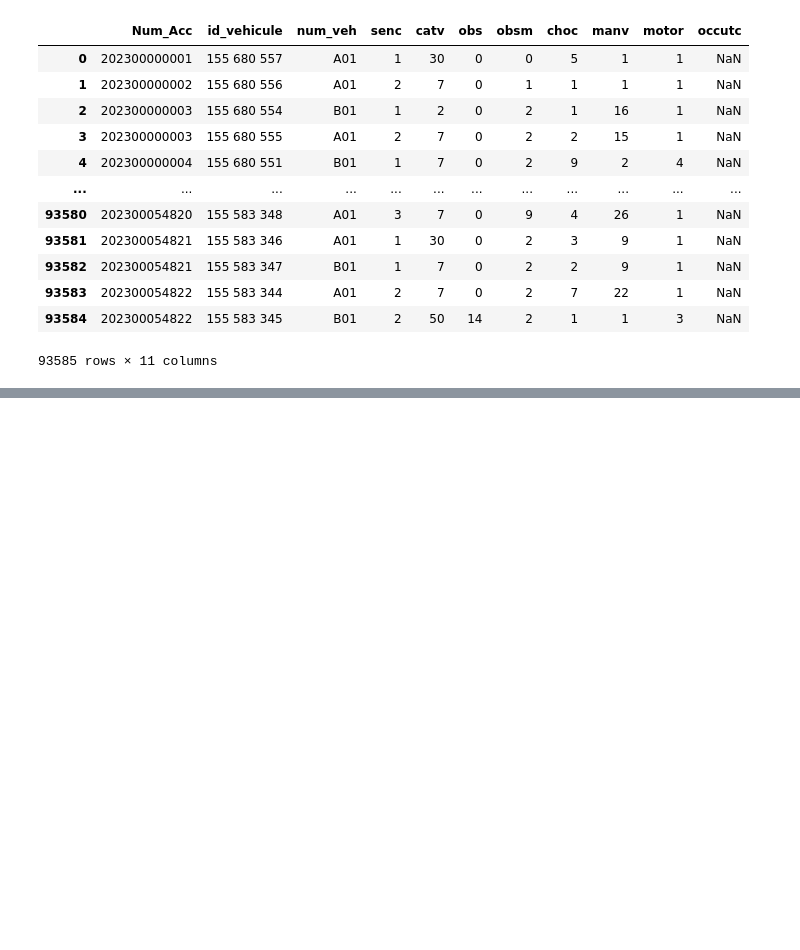
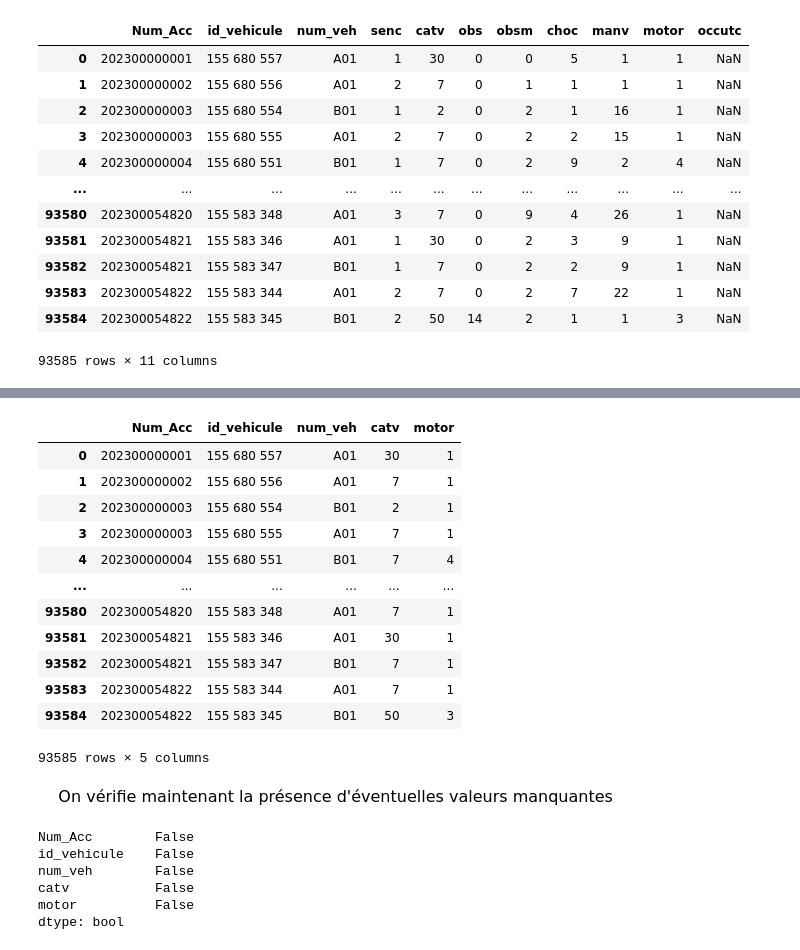
Before and after one commit to Deeson2002/Projet-python, a Jupyter notebook: Projet.ipynb, the cells around one changed output, grey strips where cells are left out. Drawn from its saved outputs; the diff is of its cells as text; code cells hidden in the pictures; blank space fills up the shorter version.

```diff
--- a/Projet.ipynb
+++ b/Projet.ipynb
@@ -74,0 +105,28 @@ vehicules
+# %%
+vehicules=vehicules[["Num_Acc","id_vehicule","num_veh","catv","motor"]]
+vehicules
+# %% [output]
+|  | Num_Acc | id_vehicule | num_veh | catv | motor |
+| 0 | 202300000001 | 155 680 557 | A01 | 30 | 1 |
+| 1 | 202300000002 | 155 680 556 | A01 | 7 | 1 |
+| 2 | 202300000003 | 155 680 554 | B01 | 2 | 1 |
+| 3 | 202300000003 | 155 680 555 | A01 | 7 | 1 |
+| 4 | 202300000004 | 155 680 551 | B01 | 7 | 4 |
+| ... | ... | ... | ... | ... | ... |
+| 93580 | 202300054820 | 155 583 348 | A01 | 7 | 1 |
+| 93581 | 202300054821 | 155 583 346 | A01 | 30 | 1 |
+| 93582 | 202300054821 | 155 583 347 | B01 | 7 | 1 |
+| 93583 | 202300054822 | 155 583 344 | A01 | 7 | 1 |
+| 93584 | 202300054822 | 155 583 345 | B01 | 50 | 3 |
+93585 rows × 5 columns
+# %% [markdown]
+<span style="font-family: 'Times New Roman'; font-size: 16px;">&nbsp;&nbsp;&nbsp;&nbsp;On vérifie maintenant la présence d'éventuelles valeurs manquantes </span>
+# %%
+vehicules.isnull().any()
+# %% [output]
+Num_Acc        False
+id_vehicule    False
+num_veh        False
+catv           False
+motor          False
+dtype: bool
```
Also changed, not shown: parts of 22 cells of this notebook, 11 other files.
